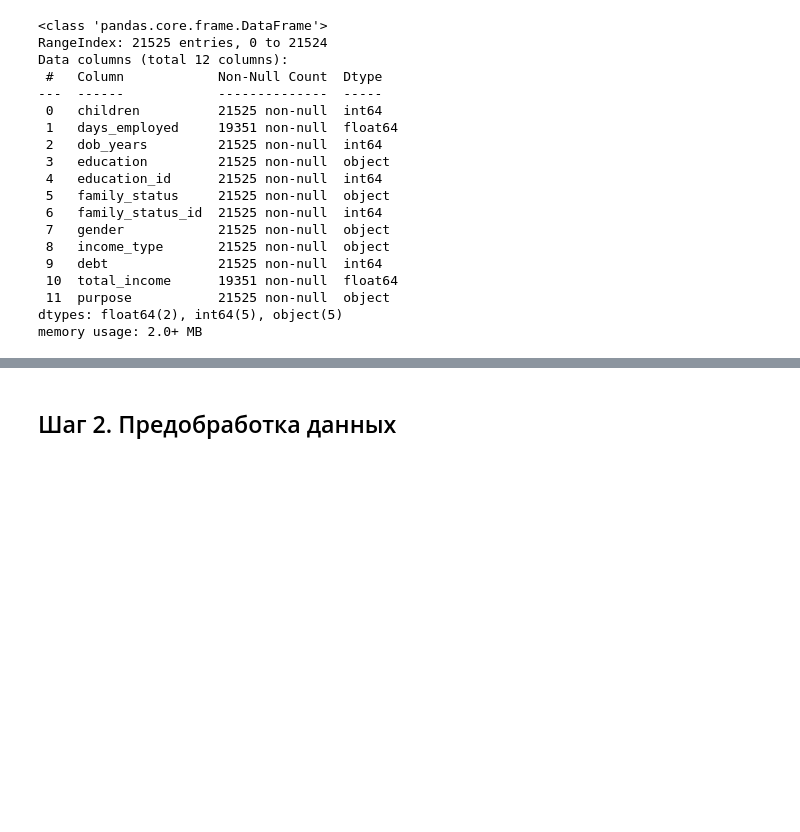
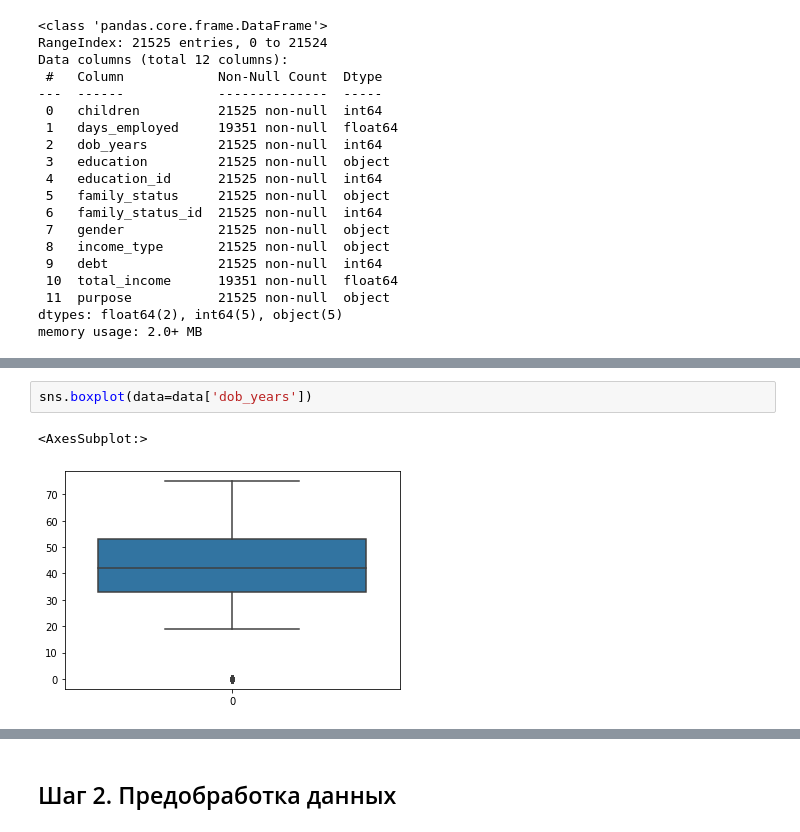
Before and after one commit to parabatareek/DataAnalyst, a Jupyter notebook: Projects/Project 3 - Исследование надёжности заёмщиков/Project 3 - Исследование надёжности заёмщиков 1.0.ipynb, the cells around one changed output, grey strips where cells are left out. Cells and saved outputs as stored; diff of their text form; blank space fills up the shorter version.

```diff
--- a/Projects/Project 3 - Исследование надёжности заёмщиков/Project 3 - Исследование надёжности заёмщиков 1.0.ipynb
+++ b/Projects/Project 3 - Исследование надёжности заёмщиков/Project 3 - Исследование надёжности заёмщиков 1.0.ipynb
@@ -66,0 +77,5 @@ memory usage: 2.0+ MB
+# %%
+sns.boxplot(data=data['dob_years'])
+# %% [output]
+<AxesSubplot:>
+[figure, added]
```
Also changed, not shown: parts of 5 cells of this notebook, 1 other file.
